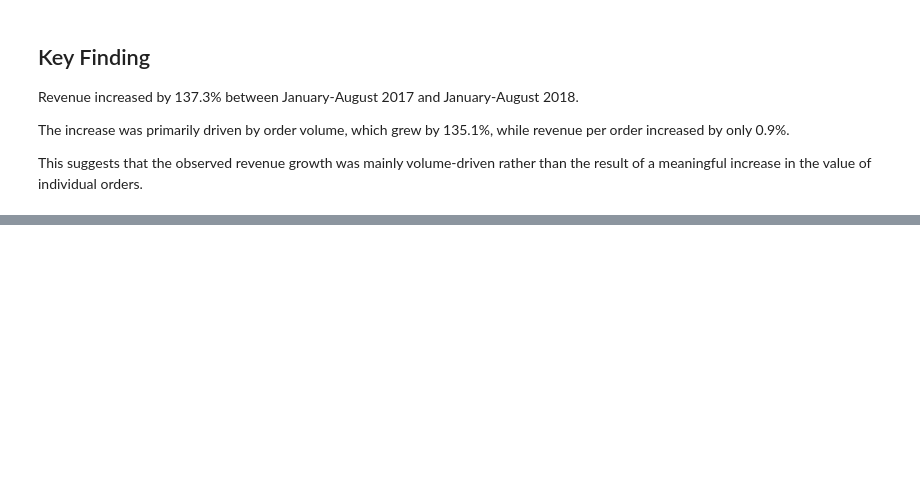
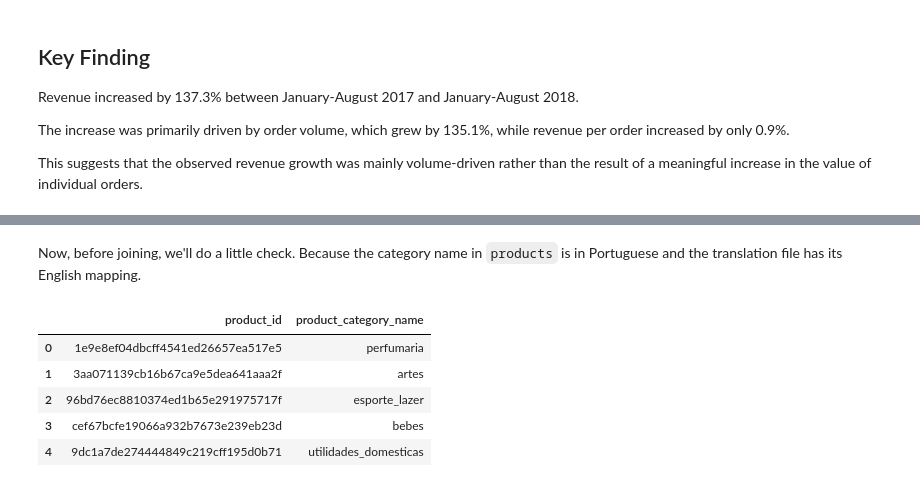
Before and after one commit to aminhedayati/ecommerce-business-analytics, a Jupyter notebook: notebooks/04_revenue_analysis.ipynb, the cells around one changed output, grey strips where cells are left out. Cells and saved outputs as stored; diff of their text form; code cells hidden in the pictures; blank space fills up the shorter version.

```diff
--- a/notebooks/04_revenue_analysis.ipynb
+++ b/notebooks/04_revenue_analysis.ipynb
@@ -310,0 +325,11 @@ This suggests that the observed revenue growth was mainly volume-driven rather t
+# %% [markdown]
+Now, before joining, we'll do a little check. Because the category name in `products` is in Portuguese and the translation file has its English mapping.
+# %%
+products[["product_id", "product_category_name"]].head()
+# %% [output]
+|  | product_id | product_category_name |
+| 0 | 1e9e8ef04dbcff4541ed26657ea517e5 | perfumaria |
+| 1 | 3aa071139cb16b67ca9e5dea641aaa2f | artes |
+| 2 | 96bd76ec8810374ed1b65e291975717f | esporte_lazer |
+| 3 | cef67bcfe19066a932b7673e239eb23d | bebes |
+| 4 | 9dc1a7de274444849c219cff195d0b71 | utilidades_domesticas |
```
Also changed, not shown: parts of 20 cells of this notebook.
